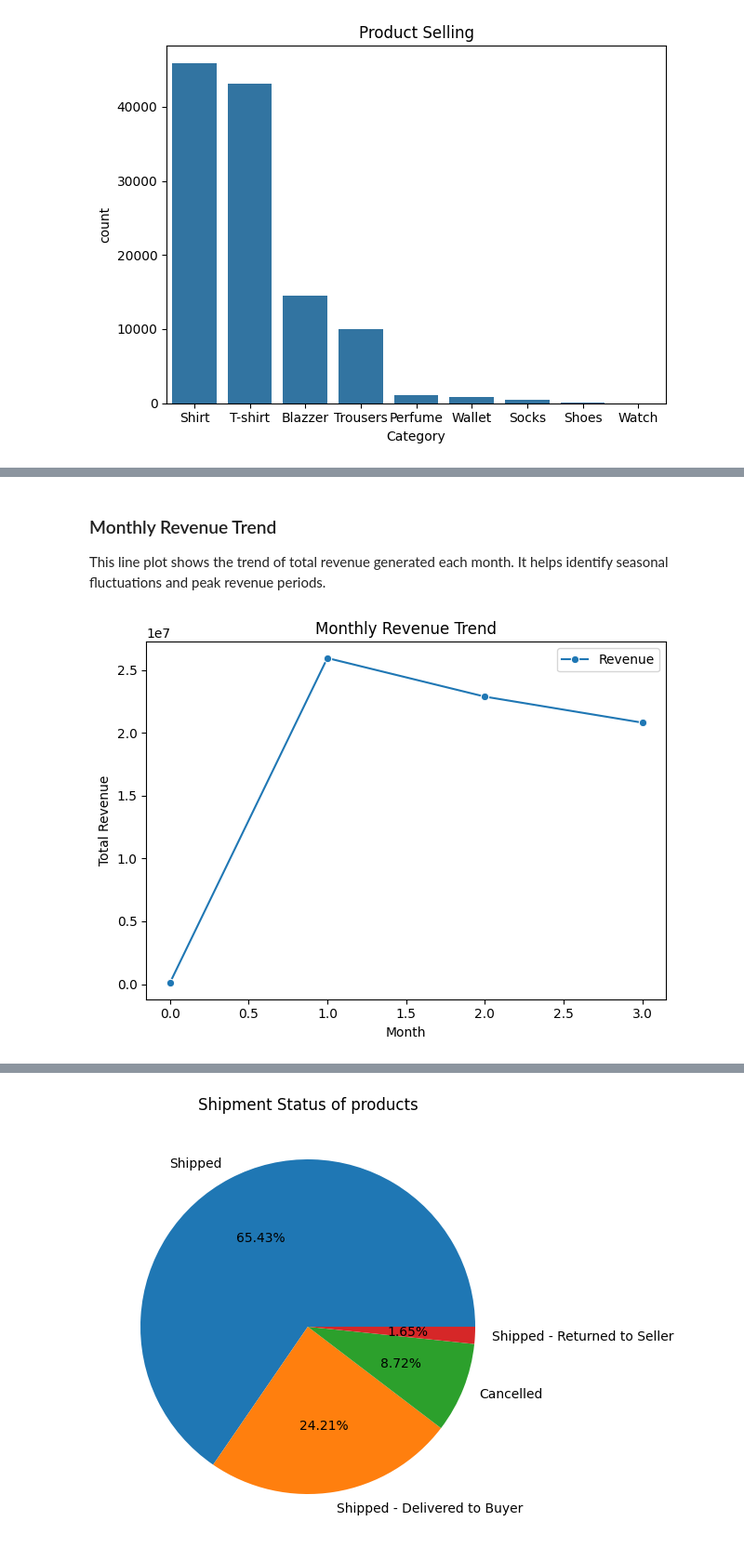
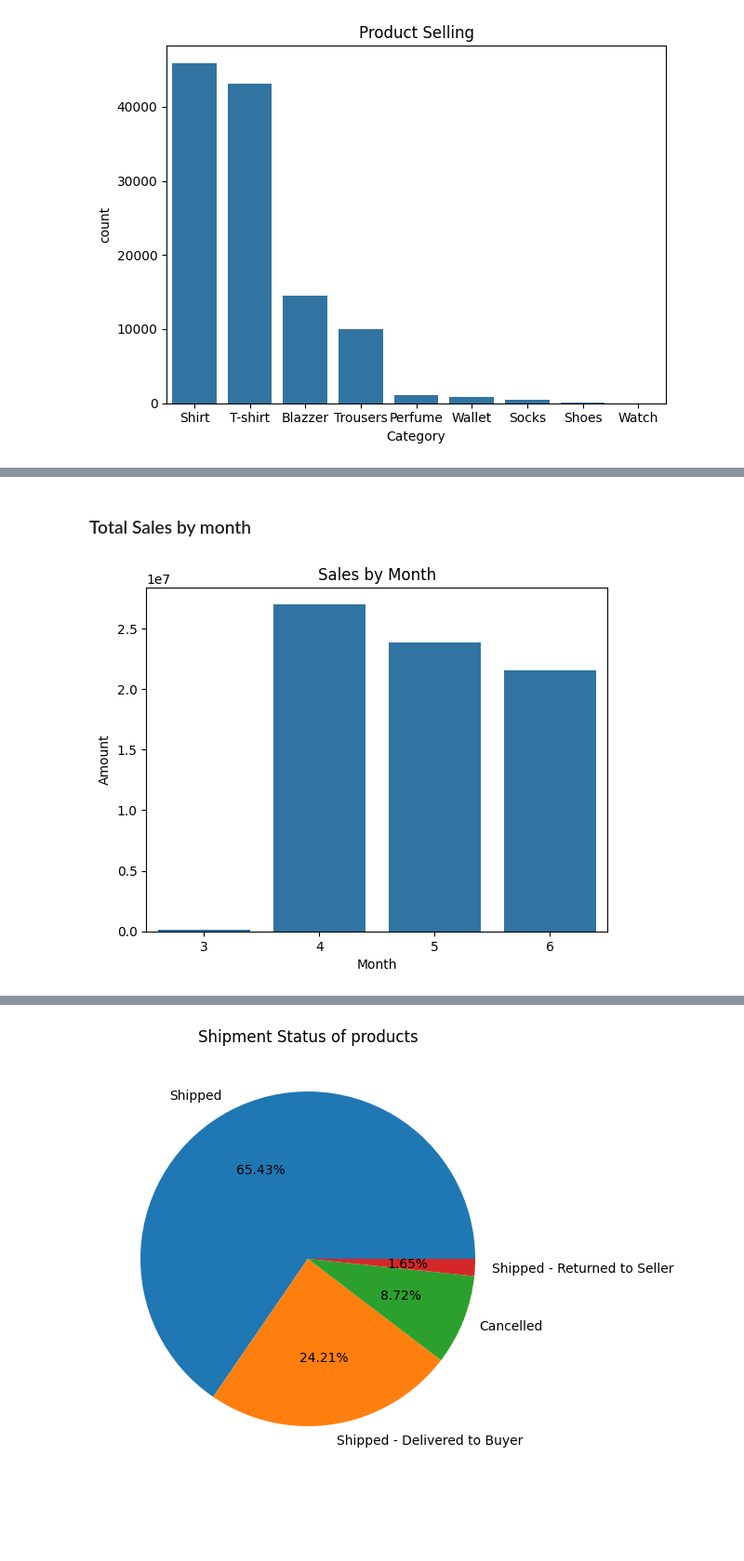
Before and after one commit to Safyan04/Amazon_Sale_DataAnalyse, a Jupyter notebook: Amazone_sale.ipynb, the cells around one changed output, grey strips where cells are left out. Shown: that part at 93% size. Cells and saved outputs as stored; diff of their text form; code cells hidden in the pictures; blank space fills up the shorter version.

```diff
--- a/Amazone_sale.ipynb
+++ b/Amazone_sale.ipynb
@@ -268,16 +261,9 @@ Freq: M, Name: Amount, dtype: float64
 # %% [markdown]
-### Monthly Revenue Trend
-
-This line plot shows the trend of total revenue generated each month. It helps identify seasonal fluctuations and peak revenue periods.
+### Total Sales by month
-# %%
-df['Revenue'] = df['Amount'] * df['Qty']
-asd = df.groupby('Month')['Revenue'].sum().reset_index()
-sns.lineplot(data=asd, marker='o')
-plt.title('Monthly Revenue Trend')
-plt.xlabel('Month')
-plt.ylabel('Total Revenue')
-plt.tight_layout()
-plt.show()
-# %% [output]
-[figure, removed]
+# %%
+sns.barplot(mon)
+plt.title('Sales by Month')
+plt.show()
+# %% [output]
+[figure, added]
 # %% [markdown]
```
Also changed, not shown: parts of 32 cells of this notebook, 1 other file.
